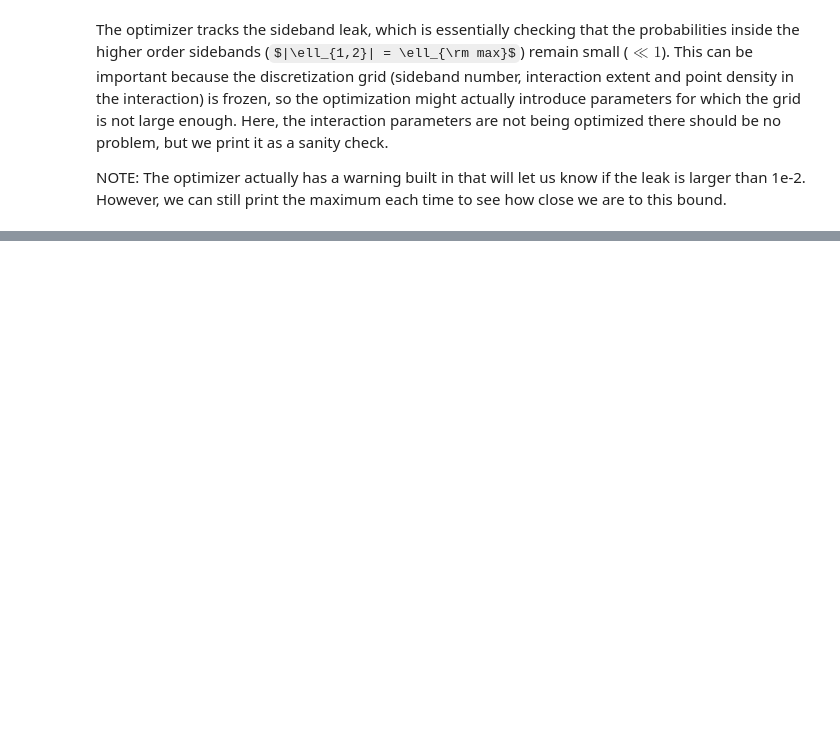
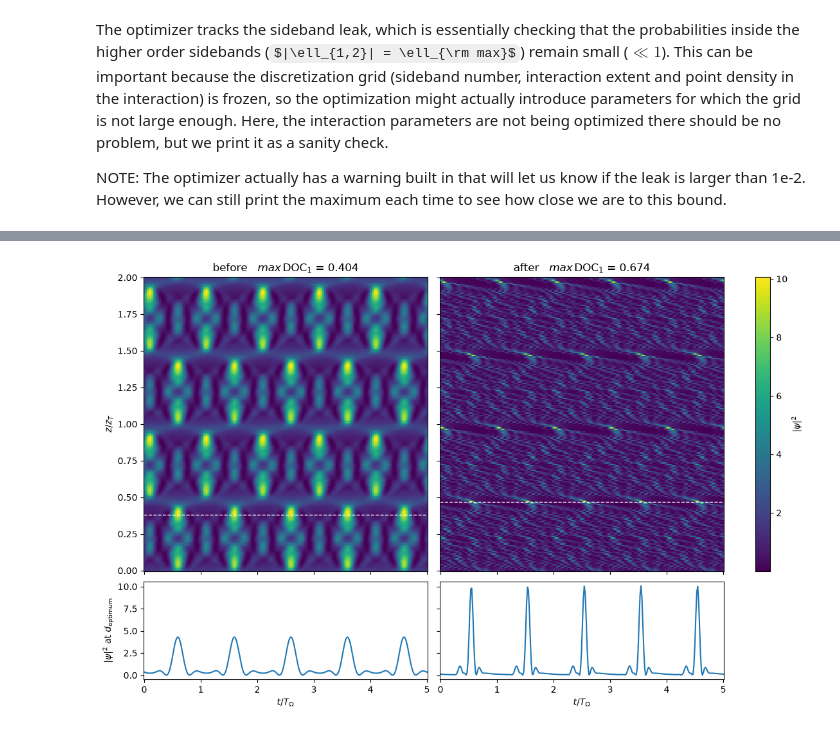
Before and after one commit to civelasco/diff-iels, a Jupyter notebook: example.ipynb, the cells around one changed output, grey strips where cells are left out. Cells and saved outputs as stored; diff of their text form; code cells hidden in the pictures; some formulas as TeX source; blank space fills up the shorter version.

```diff
--- a/example.ipynb
+++ b/example.ipynb
@@ -249,31 +298,40 @@ Now, lets do a more visual demonstration of how the optimization has improved th
 # %%
-from physics import interaction,free_propagation
-
+from scipy.constants import physical_constants
 # the initial guess has already been stored in alpha_init
-
 def propagation_map(m, alpha0, n_beats = 5, Nz = 200, Nt = 300):
     with torch.no_grad():
         alpha = interaction(m,alpha0)
         lmax,L = m.lmax,m.L
         l = torch.arange(0, L) - lmax
         l1, l2 = l[:, None], l[None, :]
         w = l1*m.frequency1 + l2*m.frequency2
         zt, dw = m.talbot_distance, m.fr_diff
 
         phi = (2*np.pi/zt) * w**2 * dw**-2
-        z = torch.linspace(0, zt.item(), Nz, dtype=torch.float64)
+        z = torch.linspace(0, 2.0*zt.item(), Nz, dtype=torch.float64)
         a_z = alpha[None] * torch.exp(1j * phi[None] * z[:, None, None])
 
         T = (2*np.pi/dw.abs()).item()
         t = torch.linspace(0, n_beats*T, Nt, dtype=torch.float64)
         ph = torch.exp(-1j * w[None] * t[:, None, None])
         rho = torch.einsum('zij,tij->zt', a_z, ph).abs()**2  # we compute the probability density i.e. |\psi|^2
     return t.numpy()/T, z.numpy()/zt.item(), rho.numpy()
 
-fig, axes = plt.subplots(1, 2, figsize=(11, 4), sharex=True, sharey=True)
-for ax, (m, title) in zip(axes, [(m_init, 'before'), (m_full, 'after')]):
+docs = [doc_sing, doc_hist[-1]]
+mm_au = 1/(physical_constants['atomic unit of length'][0]*1e3)
+frac = [dist_sing*mm_au/m_sing.talbot_distance.item(), dist_hist[-1]*mm_au/m_full.talbot_distance.item()]
+fig, axes = plt.subplots(2,2,figsize=(11,7),sharex='col',sharey='row',
+                         gridspec_kw={'height_ratios':[3,1]},layout='constrained')
+for j,(m,title) in enumerate([(m_init,'before'),(m_full,'after')]):
     t, z, rho = propagation_map(m, alpha0)
-    im = ax.pcolormesh(t, z, rho, shading='auto')
-    ax.set_title(title); ax.set_xlabel(r'$t/T_\Omega$')
-axes[0].set_ylabel(r'$z/z_T$')
-fig.colorbar(im, ax=axes, label=r'$|\psi|^2$')
+    im = axes[0,j].pcolormesh(t,z,rho,shading='auto')
+    axes[0,j].axhline(frac[j],color='w',ls='--',lw=1)
+    axes[0,j].set_title(f'{title}   ' + r'${max \, \rm DOC}_1$ = ' + f'{docs[j]:.3f}')
+    axes[1,j].plot(t, rho[int(np.argmin(np.abs(z-frac[j])))])
+    axes[1,j].set_xlabel(r'$t/T_\Omega$')
+axes[0,0].set_ylabel(r'$z/z_T$')
+axes[1,0].set_ylabel(r'$|\psi|^2$ at $d_{\rm optimum}$')
+fig.colorbar(im,ax=axes[0,:],label=r'$|\psi|^2$')
+plt.show()
+# %% [output]
+[figure, added]
```
Also changed, not shown: parts of 20 cells of this notebook, 4 other files.
